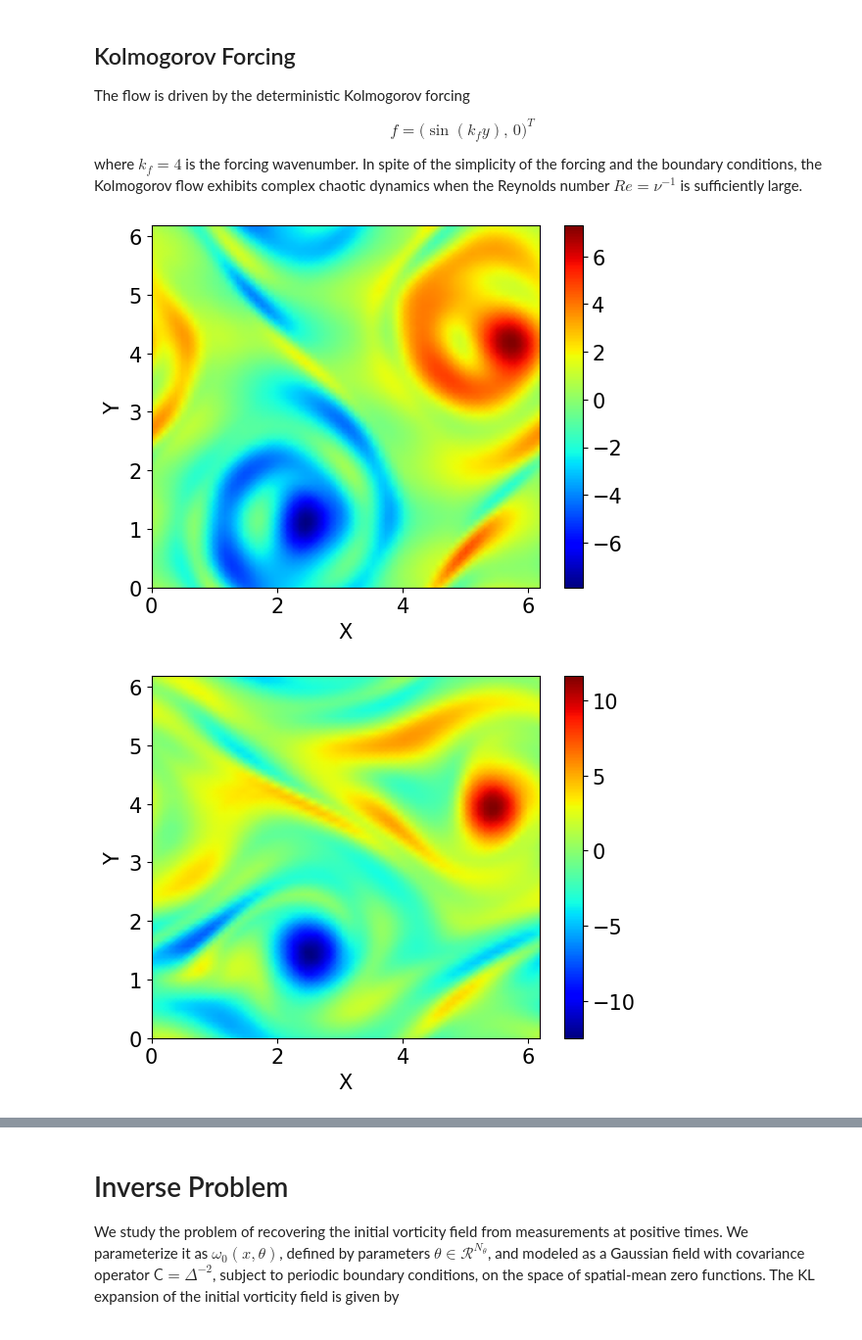
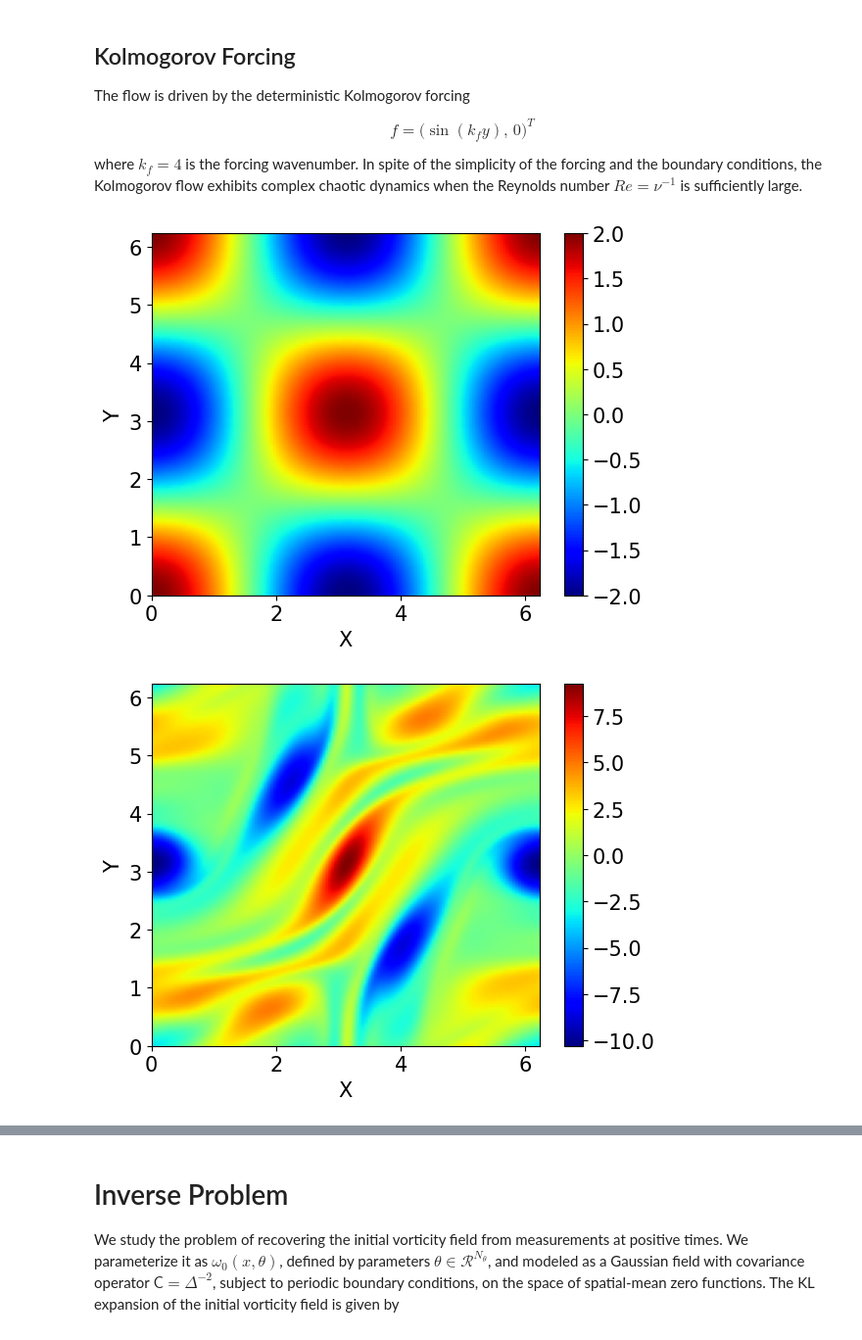
Before and after one commit to Zhengyu-Huang/InverseProblems.jl, a Jupyter notebook: Fluid/Navier-Stokes.ipynb, the cells around one changed output, grey strips where cells are left out. Shown at 98% size. Saved outputs shown, nothing was run; the diff lists cells and outputs as text; code cells hidden in the pictures.

```diff
--- a/Fluid/Navier-Stokes.ipynb
+++ b/Fluid/Navier-Stokes.ipynb
@@ -307,42 +307,49 @@ where $k_f = 4$ is the forcing wavenumber. In spite of the simplicity of the for
 when the Reynolds number $Re = \nu^{-1}$ is sufficiently large.
 # %%
 ν = 1.0e-2                                      # viscosity
-N, L = 64, 2*pi                                 # resolution and domain size
+N, L = 128, 2*pi                                 # resolution and domain size
 ub, vb = 0.0, 0.0                               # background velocity
 method="Crank-Nicolson"                         # RK4 or Crank-Nicolson
-N_t = 50000;                                     # time step
-T = 100.0;                                        # final time
+N_t = 5000;                                     # time step
+T = 5.0;                                        # final time
 obs_ΔNx, obs_ΔNy, obs_ΔNt = 16, 16, 5000        #observation
 σ = sqrt(2)*pi
 N_KL = 0
 N_θ = 100
 
 # this is used for generating random initial condition
 s_param = Setup_Param(ν, ub, vb,
     N, L,
     method, N_t,
     obs_ΔNx, obs_ΔNy, obs_ΔNt,
     N_KL,
     N_θ;
-    f = (x, y) -> (sin(4*y), 0),
+    f = (x, y) -> (sin(2*y + x), 0),
     σ = σ)
 
-ω0_ref = s_param.ω0_ref
+
+
 mesh = Spectral_Mesh(N, N, L, L)
+
+Δx, Δy, xx, yy = mesh.Δx, mesh.Δy, mesh.xx, mesh.yy
+ω0_ref, u0, v0, p0 = TGV_Sol(xx, yy, ν, ub, vb, 0.0)
+ω0_ref .= 0.0
+# ω0_ref = s_param.ω0_ref
+
 solver = Spectral_NS_Solver(mesh, ν; fx = s_param.fx, fy = s_param.fy, ω0 = ω0_ref, ub = ub, vb = vb)
 
-
+PyPlot.figure(figsize = (4,3))
+Visual(mesh, solver.ω, "ω")
 
 Δt = T/N_t
 for i = 1:N_t
     Solve!(solver, Δt, method)
-
-    if i%10000 == 0
+    if i%N_t == 0
         Update_Grid_Vars!(solver)
         PyPlot.figure(figsize = (4,3))
         Visual(mesh, solver.ω, "ω")
     end
 end
 # %% [output]
-[figure, old version]
+[figure, new version]
-[figure, old version]
+[figure, new version]
```
Also changed, not shown: parts of 3 cells of this notebook, 37 other files.
